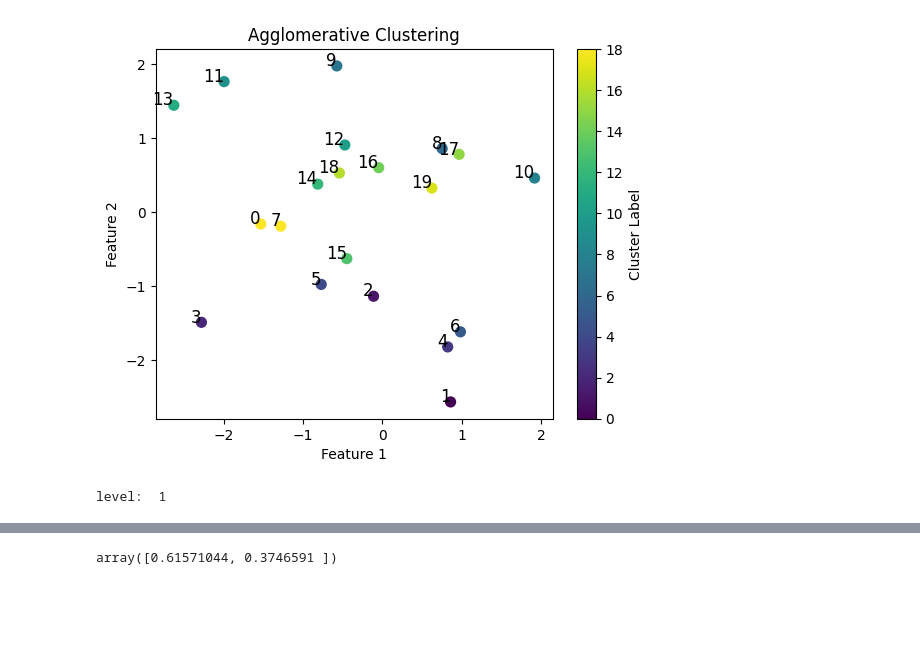
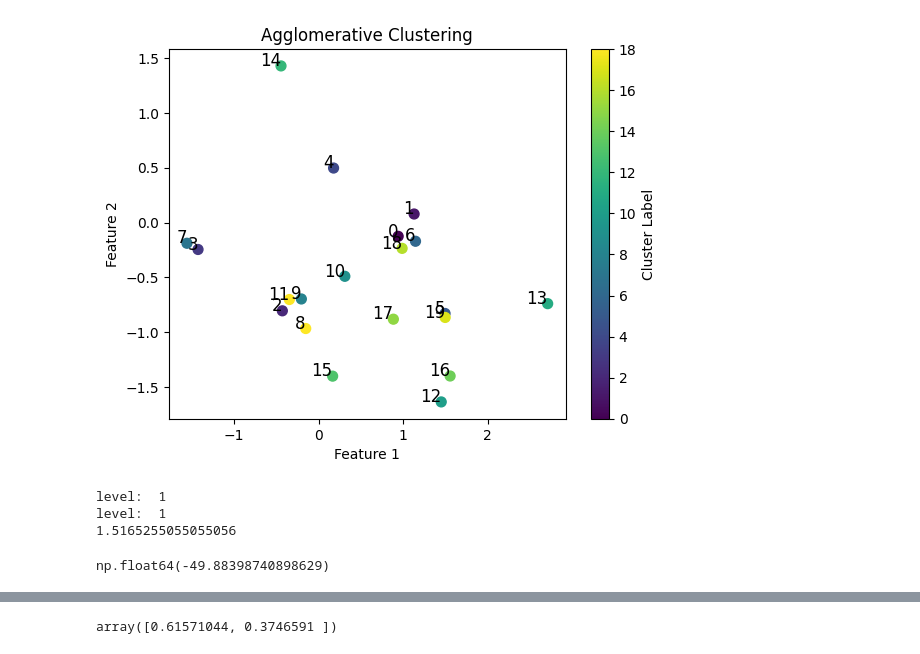
Before and after one commit to judywu4800/SI_HierarchicalClustering, a Jupyter notebook: test_file.ipynb, the cells around one changed output, grey strips where cells are left out. Cells and saved outputs as stored; diff of their text form; code cells hidden in the pictures; blank space fills up the shorter version.

```diff
--- a/test_file.ipynb
+++ b/test_file.ipynb
@@ -106,39 +331,43 @@ def check_p_value_uniformity(n,p, sigma, K, tau,layer, num_trials=1000):
 # %%
 #X = np.random.uniform(-1, 1, size=(4, 2))
 #X, y = make_blobs(n_samples=50, centers=3, cluster_std=1,random_state=42)
 n=20
-p=20
+p=2
 sigma=1
 mu = np.zeros(p)
 X = generate_null_data(n,p,mu,sigma)
 # Fit agglomerative clustering
-model = AgglomerativeClustering(X, tau=np.log(20), n_clusters=19,linkage="single")
+model = AgglomerativeClustering(X, tau=1, n_clusters=19,linkage="single")
 model.fit()
 # Create an array to hold the assigned cluster labels
 cluster_labels = np.zeros(X.shape[0], dtype=int)
 
 # Assign cluster labels from the final cluster nodes
 for idx, node in enumerate(model.cluster_nodes):
     for point_index in node.points:
         cluster_labels[point_index] = idx
 
     # Visualize the clusters
 plt.scatter(X[:, 0], X[:, 1], s=50, c=cluster_labels, cmap='viridis', label='Data Points')
 plt.title('Agglomerative Clustering')
 plt.xlabel('Feature 1')
 plt.ylabel('Feature 2')
 plt.colorbar(label='Cluster Label')
 for i in range(len(X)):
     plt.annotate(str(i), (X[i, 0], X[i, 1]), fontsize=12, ha='right')
 
 plt.show()
 # %% [output]
-[figure, old version]
+[figure, new version]
 # %%
 winning_nodes = list(model.existing_clusters_log.keys())
 key = winning_nodes[-1]
 node = key[0].parent
-pvalue, obs,sel_prob = model.merge_inference(node)
+pvalue, obs,sel_prob = model.merge_inference(node, grid_width=15,ncoarse=20,ngrid=1000)
+np.min(sel_prob)
 # %% [output]
 level:  1
+level:  1
+1.5165255055055056
+np.float64(-49.88398740898629)
 # %%
```
Also changed, not shown: parts of 15 cells of this notebook, 7 other files.
